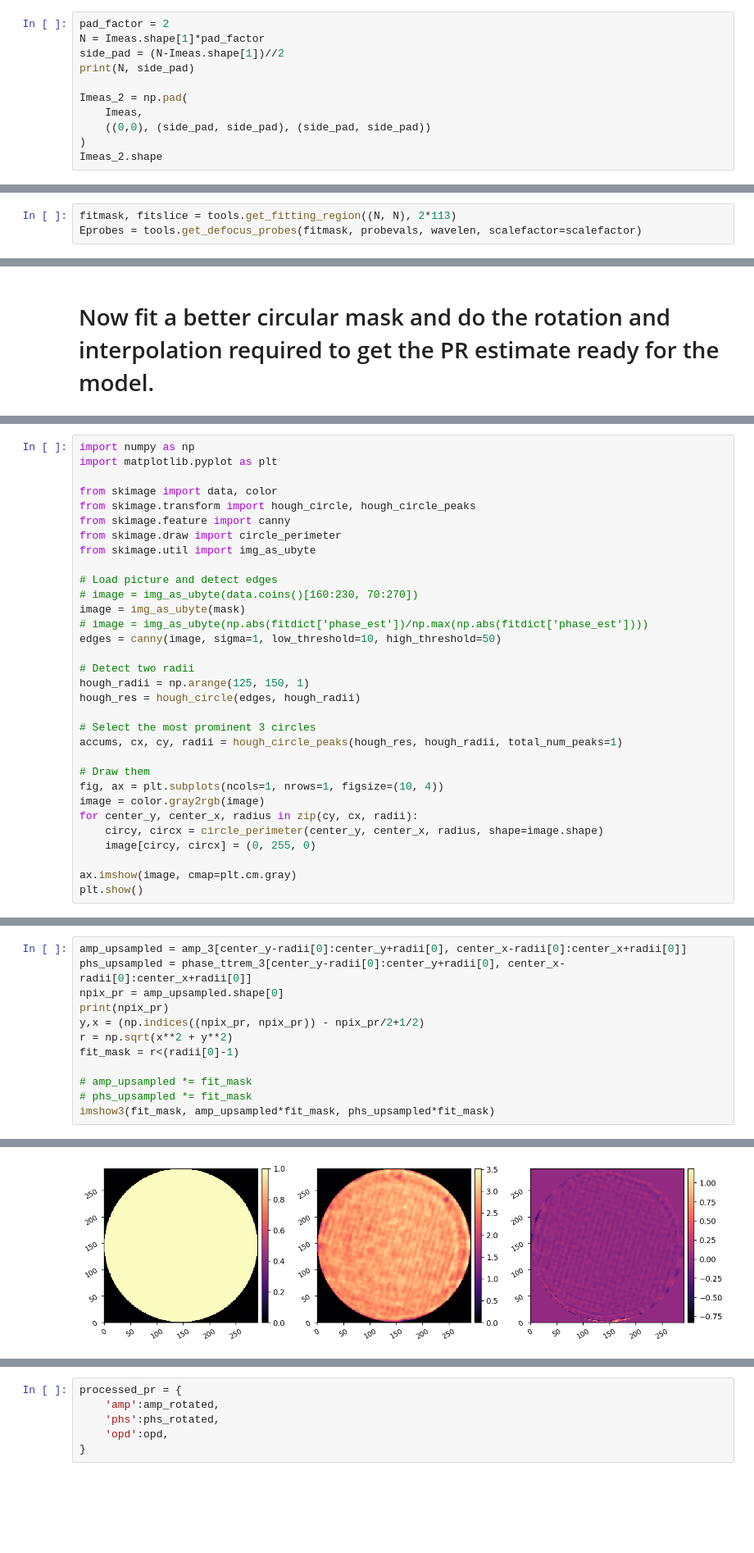
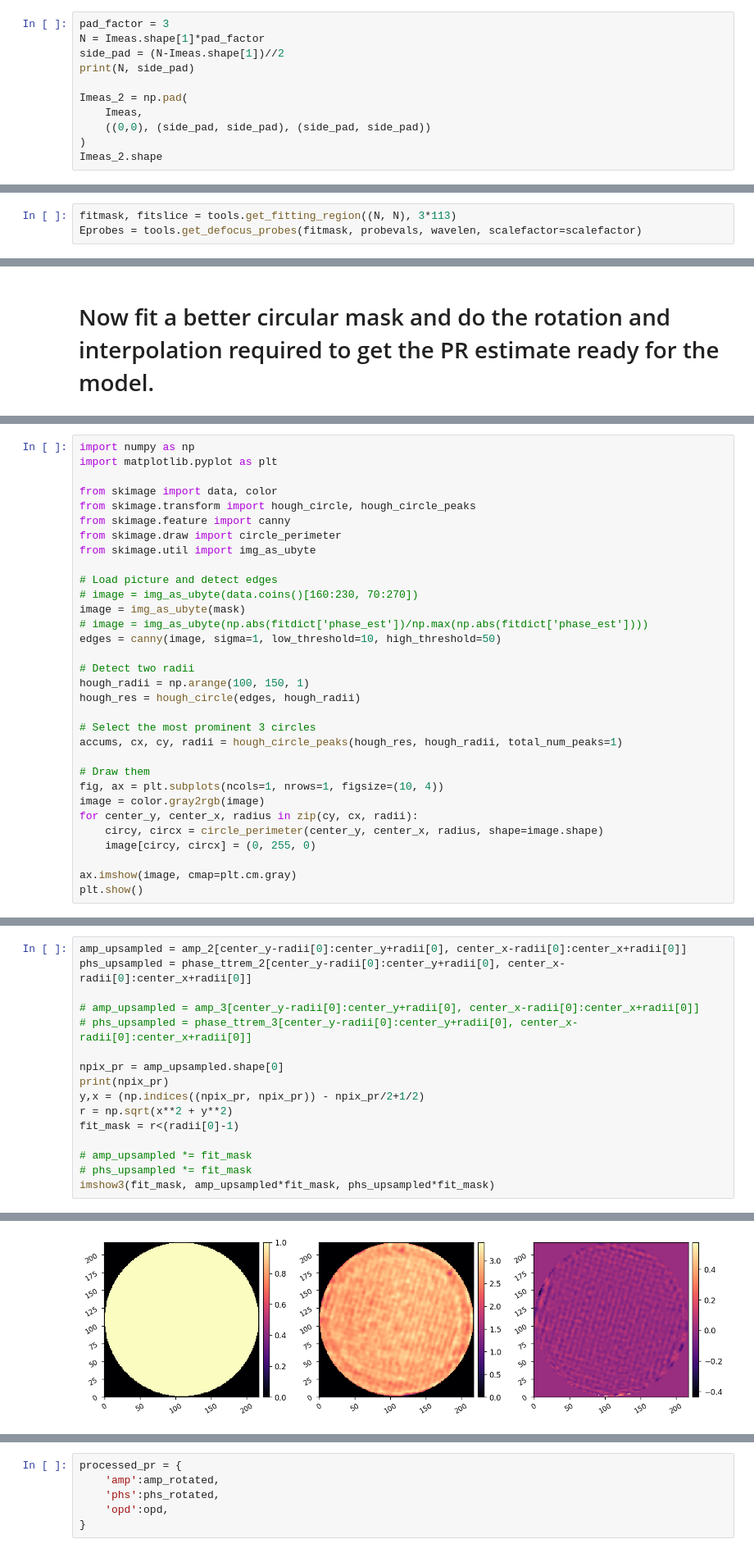
Before and after one commit to kian1377/aefc-vortex, a Jupyter notebook: scoob/upsample_pr_data_ref.ipynb, the cells around one changed output, grey strips where cells are left out. Shown: that part at 82% size. Saved outputs shown, nothing was run; the diff lists cells and outputs as text; blank space fills up the shorter version.

```diff
--- a/scoob/upsample_pr_data_ref.ipynb
+++ b/scoob/upsample_pr_data_ref.ipynb
@@ -117,7 +117,7 @@ imshows.imshow2(amp*mask, phase_ttrem*mask, npix=100)
 # %% [markdown]
 # pad measured PSFs for higher resolution in retrieved phase
 # %%
-pad_factor = 2
+pad_factor = 3
 N = Imeas.shape[1]*pad_factor
 side_pad = (N-Imeas.shape[1])//2
 print(N, side_pad)
@@ -135,7 +135,7 @@ nside*pad_factor
 # %% [output]
 226
 # %%
-fitmask, fitslice = tools.get_fitting_region((N, N), 2*113)
+fitmask, fitslice = tools.get_fitting_region((N, N), 3*113)
 Eprobes = tools.get_defocus_probes(fitmask, probevals, wavelen, scalefactor=scalefactor)
 # %%
 # let's try passing in upscaled version of previous estimate as starting point
@@ -229,7 +233,7 @@ image = img_as_ubyte(mask)
 edges = canny(image, sigma=1, low_threshold=10, high_threshold=50)
 
 # Detect two radii
-hough_radii = np.arange(125, 150, 1)
+hough_radii = np.arange(100, 150, 1)
 hough_res = hough_circle(edges, hough_radii)
 
 # Select the most prominent 3 circles
@@ -249,6 +253,10 @@ plt.show()
 # %%
-amp_upsampled = amp_3[center_y-radii[0]:center_y+radii[0], center_x-radii[0]:center_x+radii[0]]
-phs_upsampled = phase_ttrem_3[center_y-radii[0]:center_y+radii[0], center_x-radii[0]:center_x+radii[0]]
+amp_upsampled = amp_2[center_y-radii[0]:center_y+radii[0], center_x-radii[0]:center_x+radii[0]]
+phs_upsampled = phase_ttrem_2[center_y-radii[0]:center_y+radii[0], center_x-radii[0]:center_x+radii[0]]
+
+# amp_upsampled = amp_3[center_y-radii[0]:center_y+radii[0], center_x-radii[0]:center_x+radii[0]]
+# phs_upsampled = phase_ttrem_3[center_y-radii[0]:center_y+radii[0], center_x-radii[0]:center_x+radii[0]]
+
 npix_pr = amp_upsampled.shape[0]
 print(npix_pr)
 y,x = (np.indices((npix_pr, npix_pr)) - npix_pr/2+1/2)
@@ -263,4 +271,4 @@ imshow3(fit_mask, amp_upsampled*fit_mask, phs_upsampled*fit_mask)
-[figure, old version]
+[figure, new version]
 # %%
 npix = 1000
 y,x = (xp.indices((npix, npix)) - npix/2+1/2)
```
Also changed, not shown: parts of 8 cells of this notebook, 6 other files.
